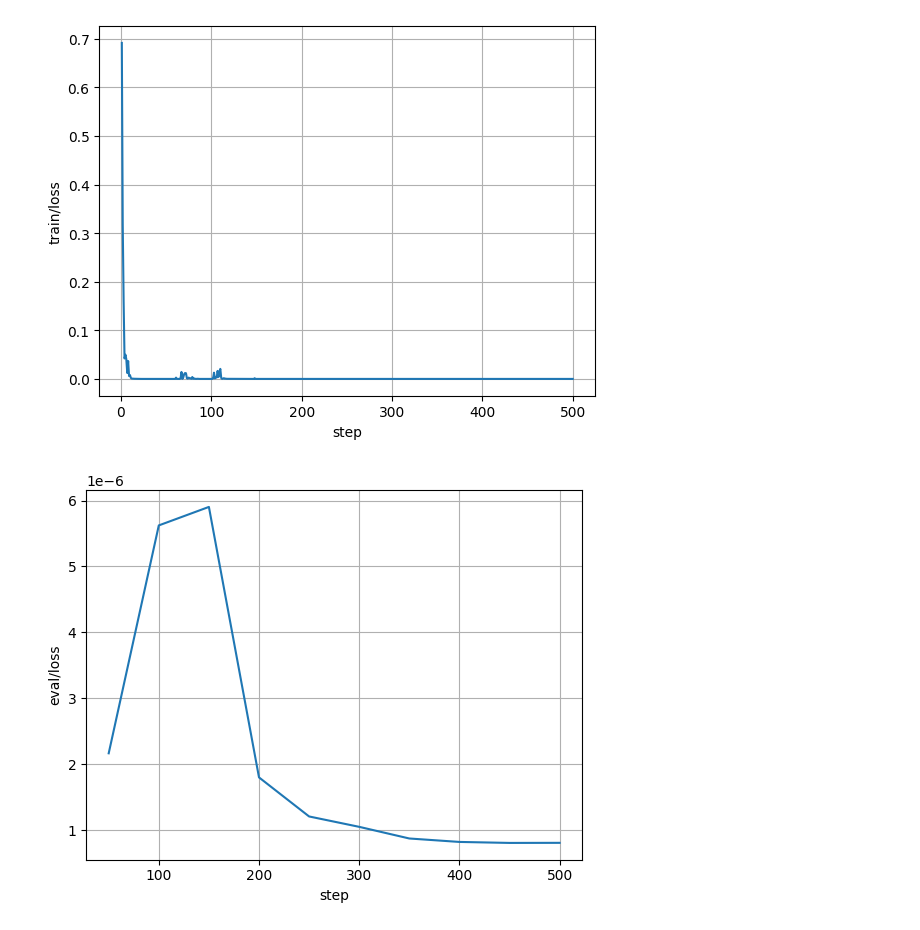
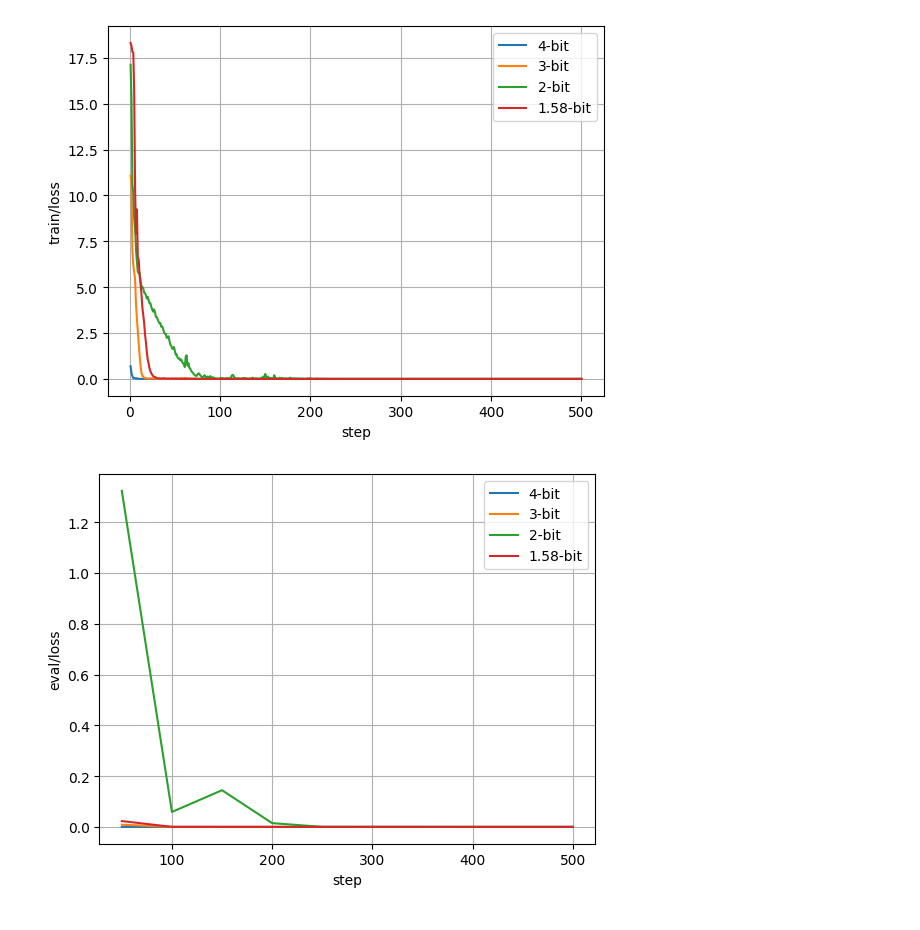
Before and after one commit to ethanewer/qat, a Jupyter notebook: run_statistics.ipynb, the cells around one changed output. Cells and saved outputs as stored; diff of their text form; code cells hidden in the pictures.

Commit message:
update train script

```diff
--- a/run_statistics.ipynb
+++ b/run_statistics.ipynb
@@ -5,5 +0,0 @@ qwen3_4b_4bit_training_path = "local/output/runs/current/events.out.tfevents.175
-# %%
-ea = EventAccumulator(qwen3_4b_4bit_training_path)
-ea.Reload()
-
-print(ea.Tags()["scalars"])
@@ -12,15 +1,33 @@ print(ea.Tags()["scalars"])
+# %%
+from tensorboard.backend.event_processing.event_accumulator import EventAccumulator
+
+
+log_paths  = {
+    "4-bit": "local/output/runs/current/events.out.tfevents.1750819674.r1-distil-qapo-rollout-only-v1-0.302243.0",
+    "3-bit": "local/output/runs/current/events.out.tfevents.1750829084.r1-distil-qapo-rollout-only-v1-0.417540.0",
+    "2-bit": "local/output/runs/current/events.out.tfevents.1750830503.r1-distil-qapo-rollout-only-v1-0.497796.0",
+    "1.58-bit": "local/output/runs/current/events.out.tfevents.1750832081.r1-distil-qapo-rollout-only-v1-0.596620.0"
+}
+# %%
+logs = {key: EventAccumulator(path) for key, path in log_paths.items()}
+
+for log in logs.values():
+    log.Reload()
 # %%
 import matplotlib.pyplot as plt
 import numpy as np
 
 for key in ["train/loss", "eval/loss"]:
-    step = np.array([event.step for event in ea.Scalars(key)])
-    value = np.array([event.value for event in ea.Scalars(key)])
-    plt.plot(step, value)
+    for label, ea in logs.items():
+        step = np.array([event.step for event in ea.Scalars(key)])
+        value = np.array([event.value for event in ea.Scalars(key)])
+        plt.plot(step, value, label=label)
+
     plt.grid()
     plt.xlabel("step")
     plt.ylabel(key)
+    plt.legend()
     plt.show()
 # %% [output]
-[figure, old version]
+[figure, new version]
-[figure, old version]
+[figure, new version]
```
Also changed, not shown: parts of 2 cells of this notebook, 1 other file.
